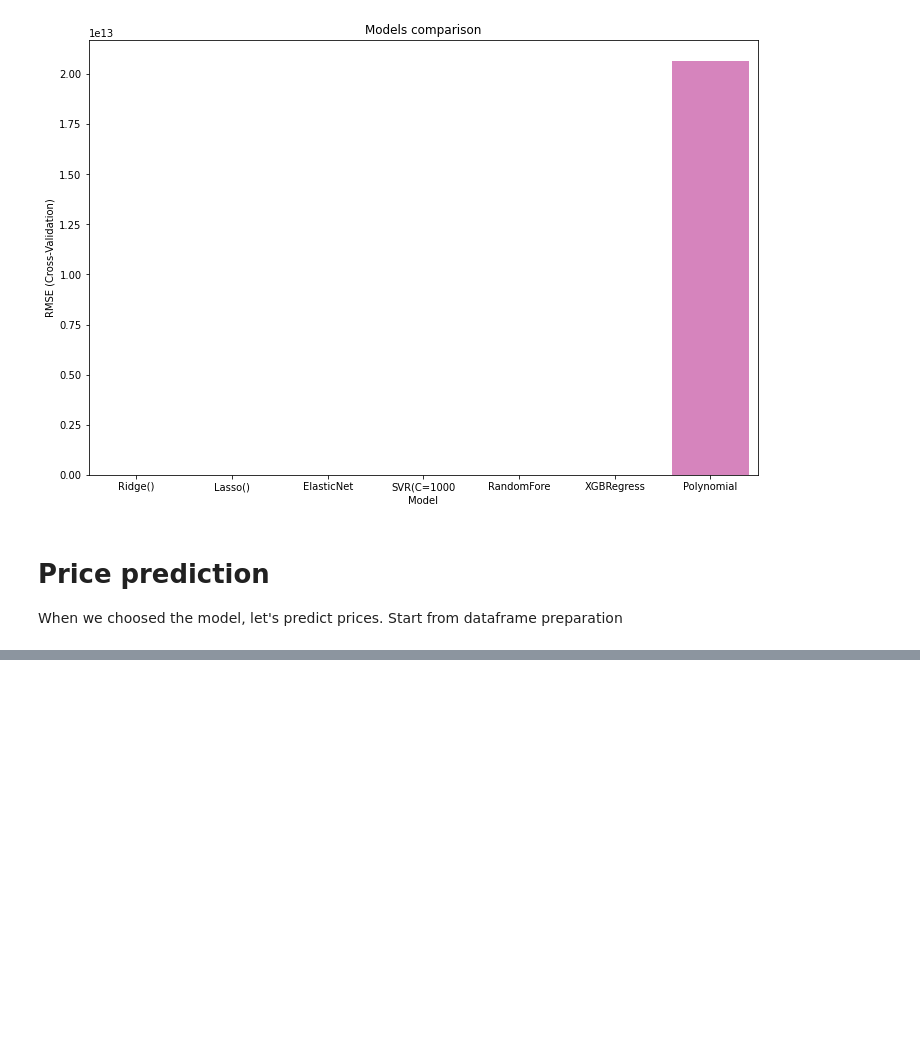
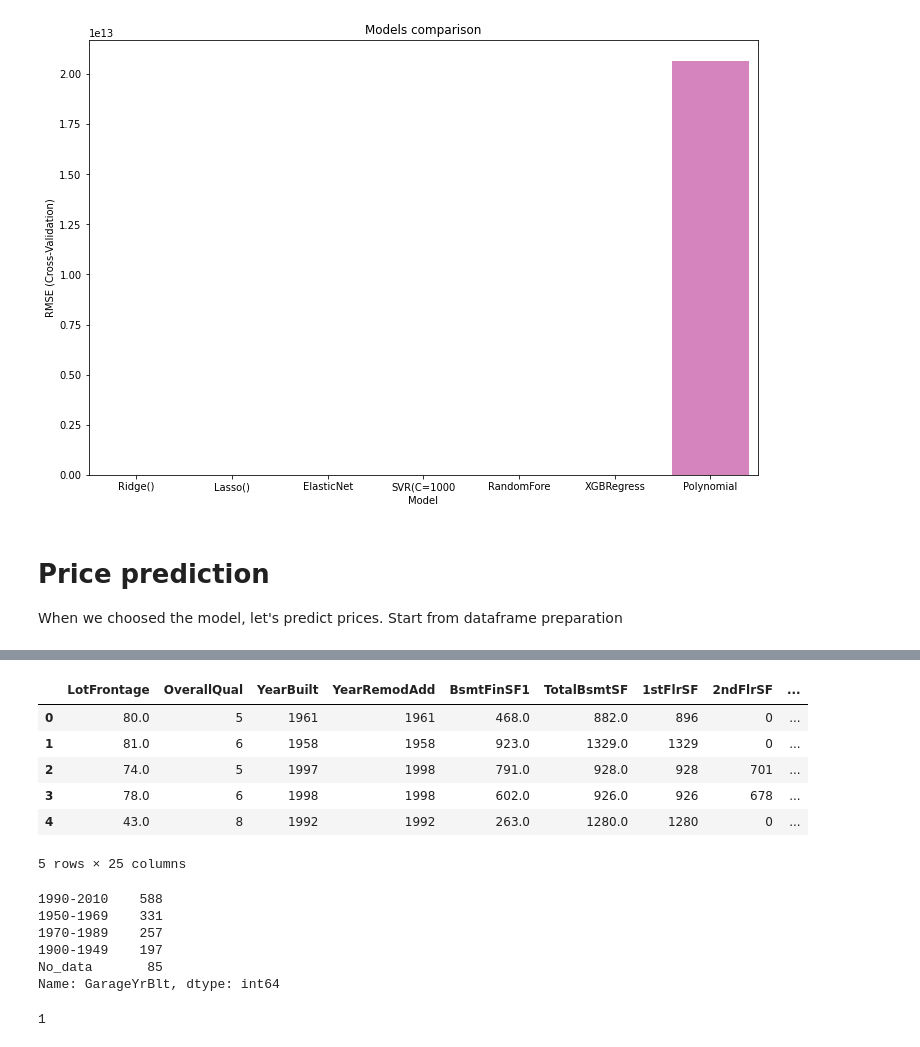
Before and after one commit to myredex/kaggle_house_price_prediction, a Jupyter notebook: kaggle-house-prices-basics.ipynb, the cells around one changed output, grey strips where cells are left out. Saved outputs shown, nothing was run; the diff lists cells and outputs as text; code cells hidden in the pictures; blank space fills up the shorter version.

```diff
--- a/kaggle-house-prices-basics.ipynb
+++ b/kaggle-house-prices-basics.ipynb
@@ -1070,5 +1088,41 @@ test.info()
 # %%
 # Create test dataframe with needed columns
-important_cols = important_num_cols + cat_cols
+important_cols = important_num_cols + cat_cols + ["GarageYrBlt", "MasVnrArea"]
 test_df = test[important_cols]
 test_df.head()
+# %% [output]
+|  | LotFrontage | OverallQual | YearBuilt | YearRemodAdd | BsmtFinSF1 | TotalBsmtSF | 1stFlrSF | 2ndFlrSF | ... |
+| 0 | 80.0 | 5 | 1961 | 1961 | 468.0 | 882.0 | 896 | 0 | ... |
+| 1 | 81.0 | 6 | 1958 | 1958 | 923.0 | 1329.0 | 1329 | 0 | ... |
+| 2 | 74.0 | 5 | 1997 | 1998 | 791.0 | 928.0 | 928 | 701 | ... |
+| 3 | 78.0 | 6 | 1998 | 1998 | 602.0 | 926.0 | 926 | 678 | ... |
+| 4 | 43.0 | 8 | 1992 | 1992 | 263.0 | 1280.0 | 1280 | 0 | ... |
+5 rows × 25 columns
+# %%
+# Convert data from Categorical to numeric type
+test_df['GarageYrBlt']=pd.to_numeric(test_df['GarageYrBlt'])
+
+# Replace Nan by '1'
+test_df['GarageYrBlt'] = test_df['GarageYrBlt'].fillna(1)
+
+# Define bins borders
+bins = [0, 1900, 1950, 1970, 1990, 2010]
+
+# Create list of bined values
+group_names = ['No_data', '1900-1949', '1950-1969', '1970-1989', '1990-2010']
+
+# Create new column to DF
+test_df['GarageYrBlt'] = pd.cut(test_df['GarageYrBlt'], bins, labels=group_names, include_lowest=True)
+
+test_df['GarageYrBlt'].value_counts()
+# %% [output]
+1990-2010    588
+1950-1969    331
+1970-1989    257
+1900-1949    197
+No_data       85
+Name: GarageYrBlt, dtype: int64
+# %%
+test_df['GarageYrBlt'].isna().sum()
+# %% [output]
+1
```
Also changed, not shown: parts of 21 cells of this notebook.
